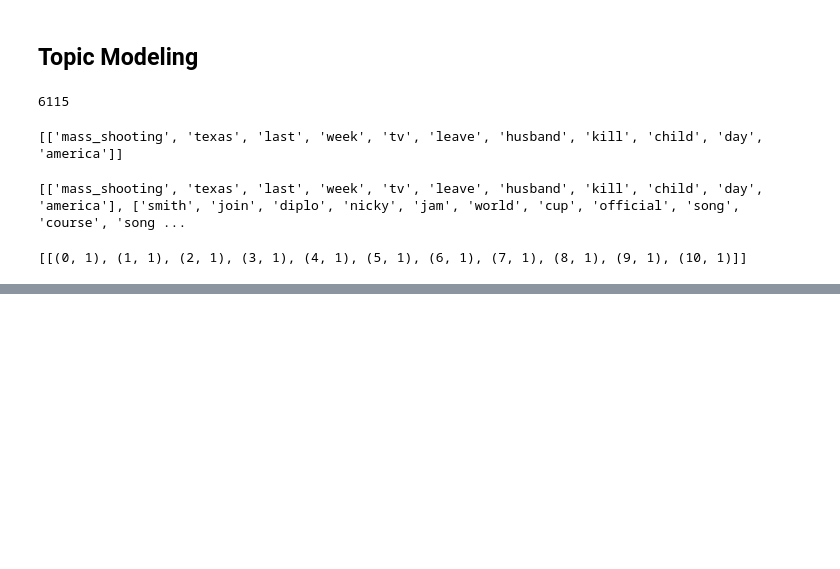
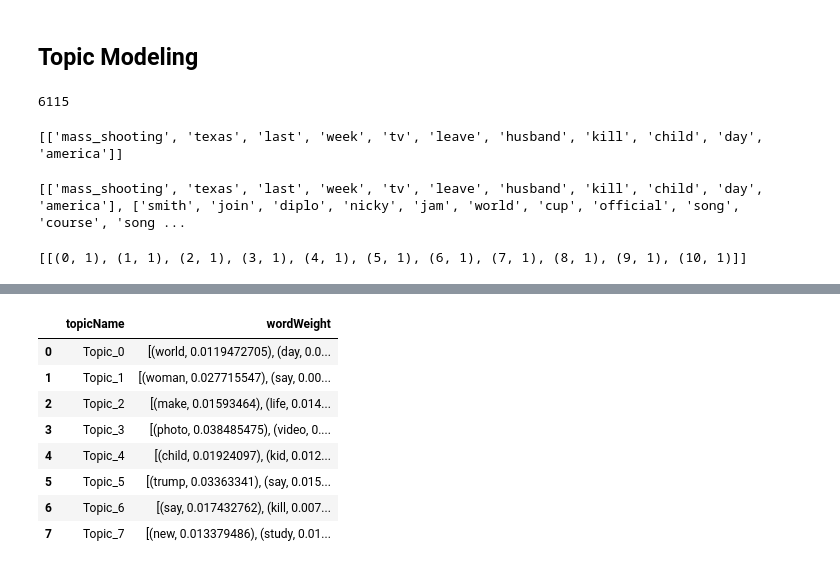
Before and after one commit to github-prathma/News-ClassificationAnalysis, a Jupyter notebook: Sentiment and Clustering.ipynb, the cells around one changed output, grey strips where cells are left out. Drawn from its saved outputs; the diff is of its cells as text; code cells hidden in the pictures; blank space fills up the shorter version.

```diff
--- a/Sentiment and Clustering.ipynb
+++ b/Sentiment and Clustering.ipynb
@@ -251,3 +272,26 @@ doc_lda = lda_model[corpus]
+# %%
+lda=lda_model
+nb_topics=8
+nb_words=10
+fileName='topicWords.csv'
+
+topicName=[str("Topic_"+str(topic_id)) for topic_id  in range(nb_topics)]
+wordWeight=[lda.show_topic(topic_id, topn=nb_words)for topic_id  in range(nb_topics)]
+df=pd.DataFrame()
+df['topicName']=topicName
+df['wordWeight']=wordWeight
+df
+#df.to_csv(fileName, sep = '|')
+# %% [output]
+|  | topicName | wordWeight |
+| 0 | Topic_0 | [(world, 0.0119472705), (day, 0.0... |
+| 1 | Topic_1 | [(woman, 0.027715547), (say, 0.00... |
+| 2 | Topic_2 | [(make, 0.01593464), (life, 0.014... |
+| 3 | Topic_3 | [(photo, 0.038485475), (video, 0.... |
+| 4 | Topic_4 | [(child, 0.01924097), (kid, 0.012... |
+| 5 | Topic_5 | [(trump, 0.03363341), (say, 0.015... |
+| 6 | Topic_6 | [(say, 0.017432762), (kill, 0.007... |
+| 7 | Topic_7 | [(new, 0.013379486), (study, 0.01... |
 # %%
 import matplotlib.pyplot as plt
 import math
```
Also changed, not shown: parts of 20 cells of this notebook, 1 other file.
